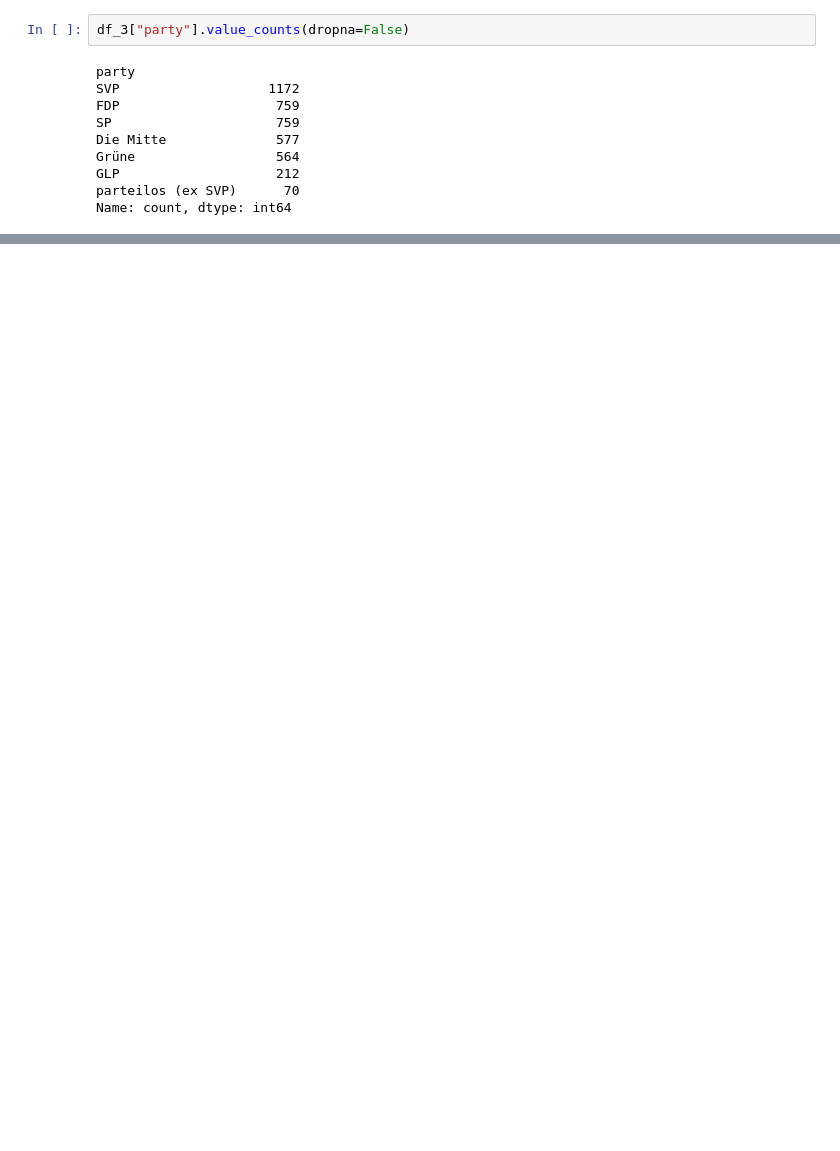
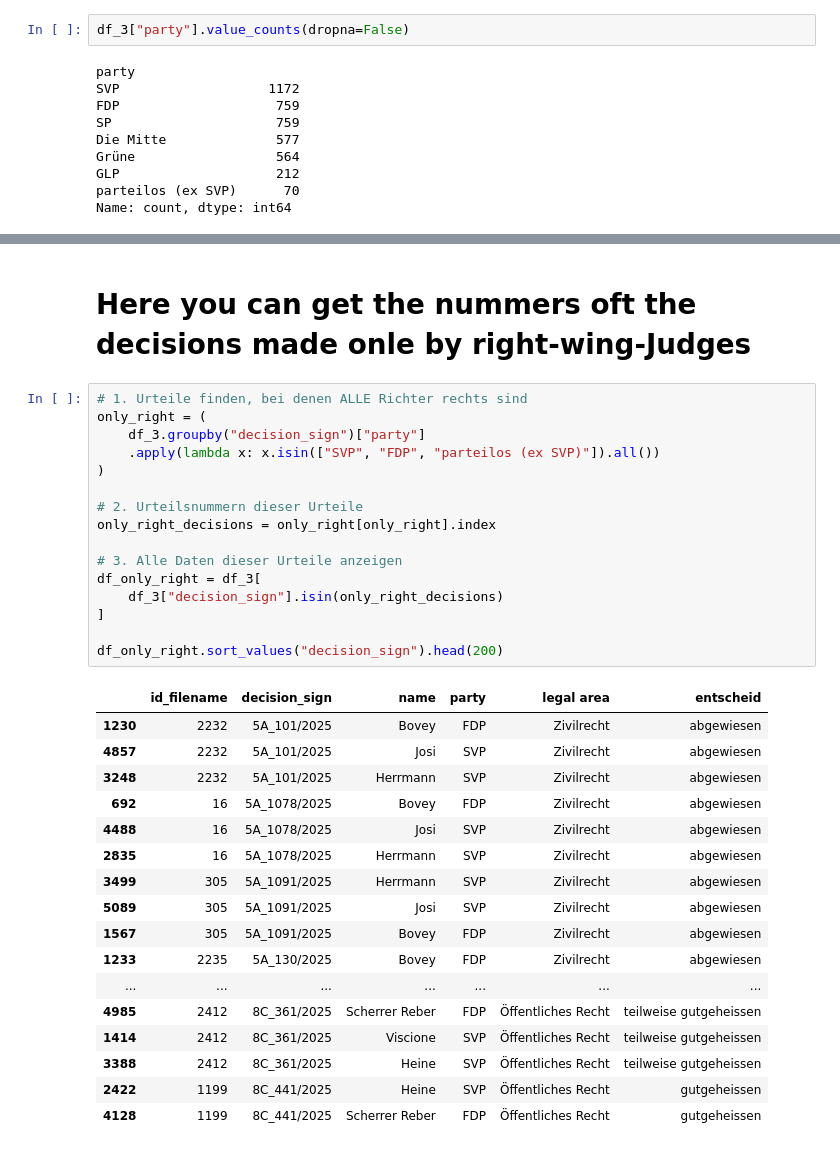
Before and after one commit to mischaaebi-droid/swiss-federal-court-analysis, a Jupyter notebook: court_decis_analyse_3er.ipynb, the cells around one changed output, grey strips where cells are left out. Cells and saved outputs as stored; diff of their text form; blank space fills up the shorter version.

```diff
--- a/court_decis_analyse_3er.ipynb
+++ b/court_decis_analyse_3er.ipynb
@@ -401,0 +423,36 @@ Name: count, dtype: int64
+# %% [markdown]
+# Here you can get the nummers oft the decisions made onle by right-wing-Judges
+# %%
+# 1. Urteile finden, bei denen ALLE Richter rechts sind
+only_right = (
+    df_3.groupby("decision_sign")["party"]
+    .apply(lambda x: x.isin(["SVP", "FDP", "parteilos (ex SVP)"]).all())
+)
+
+# 2. Urteilsnummern dieser Urteile
+only_right_decisions = only_right[only_right].index
+
+# 3. Alle Daten dieser Urteile anzeigen
+df_only_right = df_3[
+    df_3["decision_sign"].isin(only_right_decisions)
+]
+
+df_only_right.sort_values("decision_sign").head(200)
+# %% [output]
+|  | id_filename | decision_sign | name | party | legal area | entscheid |
+| 1230 | 2232 | 5A_101/2025 | Bovey | FDP | Zivilrecht | abgewiesen |
+| 4857 | 2232 | 5A_101/2025 | Josi | SVP | Zivilrecht | abgewiesen |
+| 3248 | 2232 | 5A_101/2025 | Herrmann | SVP | Zivilrecht | abgewiesen |
+| 692 | 16 | 5A_1078/2025 | Bovey | FDP | Zivilrecht | abgewiesen |
+| 4488 | 16 | 5A_1078/2025 | Josi | SVP | Zivilrecht | abgewiesen |
+| 2835 | 16 | 5A_1078/2025 | Herrmann | SVP | Zivilrecht | abgewiesen |
+| 3499 | 305 | 5A_1091/2025 | Herrmann | SVP | Zivilrecht | abgewiesen |
+| 5089 | 305 | 5A_1091/2025 | Josi | SVP | Zivilrecht | abgewiesen |
+| 1567 | 305 | 5A_1091/2025 | Bovey | FDP | Zivilrecht | abgewiesen |
+| 1233 | 2235 | 5A_130/2025 | Bovey | FDP | Zivilrecht | abgewiesen |
+| ... | ... | ... | ... | ... | ... | ... |
+| 4985 | 2412 | 8C_361/2025 | Scherrer Reber | FDP | Öffentliches Recht | teilweise gutgeheissen |
+| 1414 | 2412 | 8C_361/2025 | Viscione | SVP | Öffentliches Recht | teilweise gutgeheissen |
+| 3388 | 2412 | 8C_361/2025 | Heine | SVP | Öffentliches Recht | teilweise gutgeheissen |
+| 2422 | 1199 | 8C_441/2025 | Heine | SVP | Öffentliches Recht | gutgeheissen |
+| 4128 | 1199 | 8C_441/2025 | Scherrer Reber | FDP | Öffentliches Recht | gutgeheissen |
```
Also changed, not shown: parts of 5 cells of this notebook, 14 other files.
